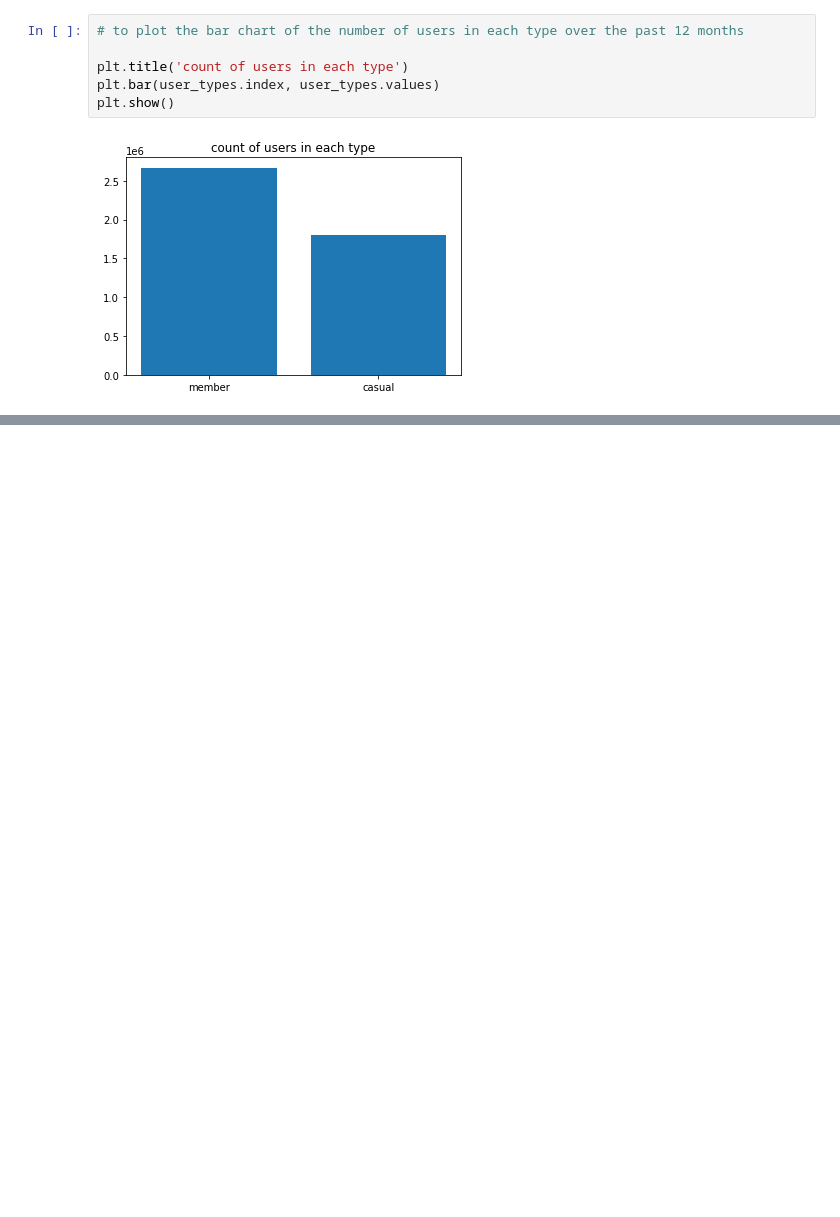
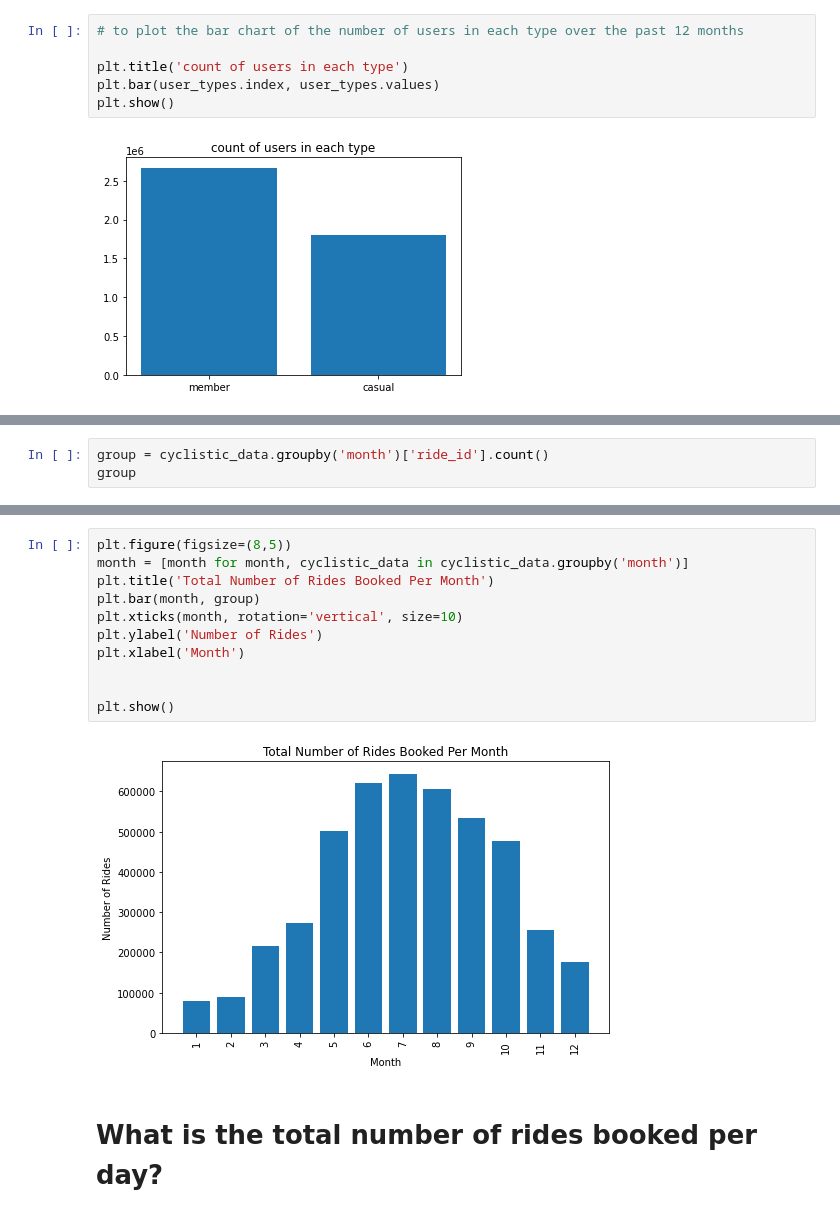
Before and after one commit to Gojo0007/Cyclistic_data_analysis, a Jupyter notebook: cyclistic_data_analysis.ipynb, the cells around one changed output, grey strips where cells are left out. Drawn from its saved outputs; the diff is of its cells as text; blank space fills up the shorter version.

```diff
--- a/cyclistic_data_analysis.ipynb
+++ b/cyclistic_data_analysis.ipynb
@@ -433,0 +541,3 @@ plt.show()
+# %%
+group = cyclistic_data.groupby('month')['ride_id'].count()
+group
@@ -433,0 +559,15 @@ plt.show()
+# %%
+plt.figure(figsize=(8,5))
+month = [month for month, cyclistic_data in cyclistic_data.groupby('month')]
+plt.title('Total Number of Rides Booked Per Month')
+plt.bar(month, group)
+plt.xticks(month, rotation='vertical', size=10)
+plt.ylabel('Number of Rides')
+plt.xlabel('Month')
+
+
+plt.show()
+# %% [output]
+[figure, added]
+# %% [markdown]
+# What is the total number of rides booked per day?
```
Also changed, not shown: parts of 19 cells of this notebook.
